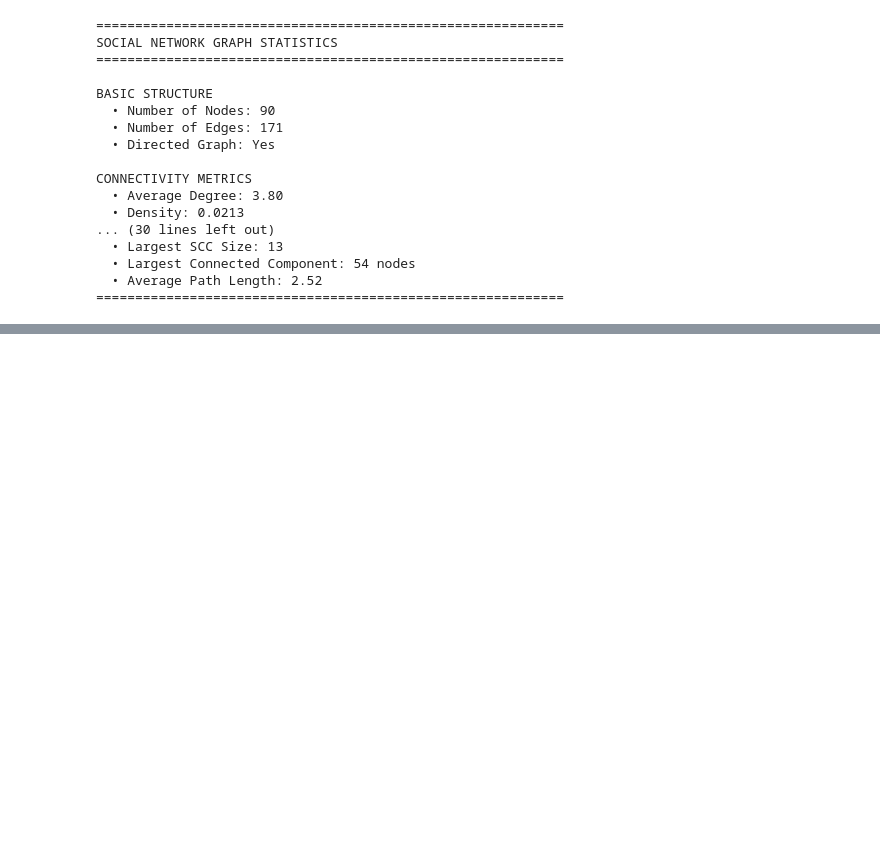
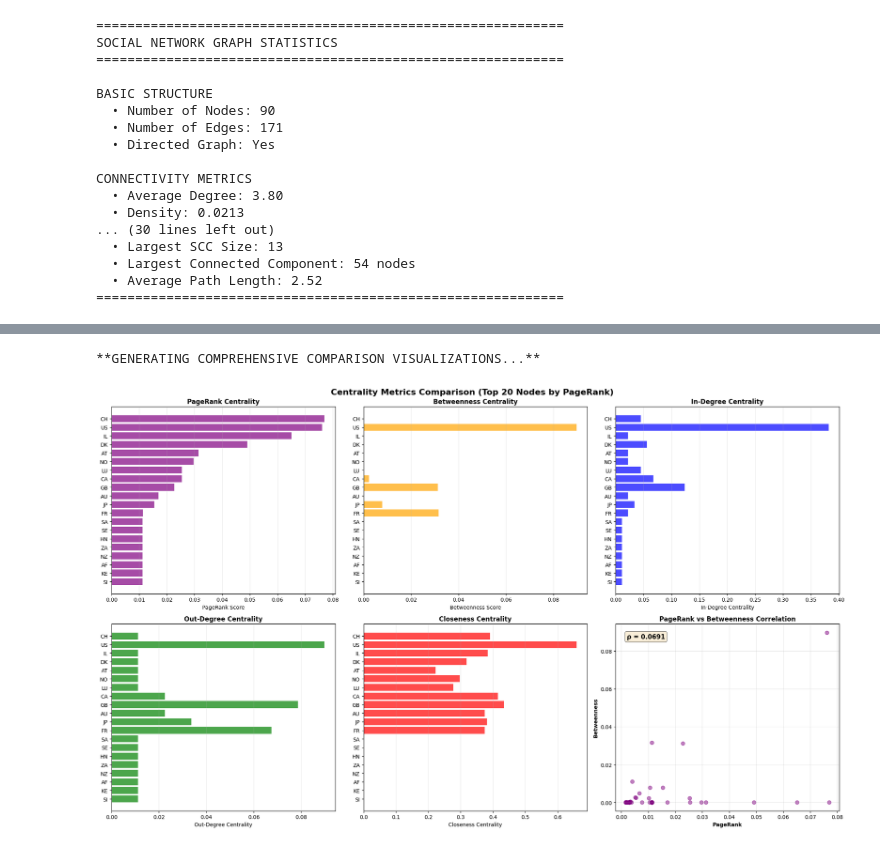
Before and after one commit to monroyminerodiego/visualization-tools-IX, a Jupyter notebook: ML/U2/ProjectU2/analysis_ariel.ipynb, the cells around one changed output, grey strips where cells are left out. Drawn from its saved outputs; the diff is of its cells as text; code cells hidden in the pictures; blank space fills up the shorter version.

```diff
--- a/ML/U2/ProjectU2/analysis_ariel.ipynb
+++ b/ML/U2/ProjectU2/analysis_ariel.ipynb
@@ -1163,0 +1842,78 @@ Generating visualizations...
+# %%
+from scipy import stats
+import numpy as np
+import matplotlib.pyplot as plt
+import networkx as nx
+print("\n**GENERATING COMPREHENSIVE COMPARISON VISUALIZATIONS...**\n")
+
+# Get top 20 nodes by PageRank for visualization
+top_20_nodes = [node for node, _ in sorted_nodes]
+top_20_labels = [str(node) for node in top_20_nodes]
+
+# Extract scores for top 20
+top_pr = [pagerank_scores[n] for n in top_20_nodes]
+top_bt = [betweenness_centrality[n] for n in top_20_nodes]
+top_in = [in_centrality[n] for n in top_20_nodes]
+top_out = [out_centrality[n] for n in top_20_nodes]
+top_cl = [closeness_centrality[n] for n in top_20_nodes]
+
+# Create comparison plots
+fig, axes = plt.subplots(2, 3, figsize=(20, 12))
+fig.suptitle('Centrality Metrics Comparison (Top 20 Nodes by PageRank)',
+             fontsize=16, fontweight='bold')
+
+# PageRank
+axes[0, 0].barh(top_20_labels, top_pr, color='purple', alpha=0.7)
+axes[0, 0].set_xlabel('PageRank Score')
+axes[0, 0].set_title('PageRank Centrality', fontweight='bold')
+axes[0, 0].invert_yaxis()
+axes[0, 0].grid(axis='x', alpha=0.3)
+
+# Betweenness
+axes[0, 1].barh(top_20_labels, top_bt, color='orange', alpha=0.7)
+axes[0, 1].set_xlabel('Betweenness Score')
+axes[0, 1].set_title('Betweenness Centrality', fontweight='bold')
+axes[0, 1].invert_yaxis()
+axes[0, 1].grid(axis='x', alpha=0.3)
+
+# In-Degree
+axes[0, 2].barh(top_20_labels, top_in, color='blue', alpha=0.7)
+axes[0, 2].set_xlabel('In-Degree Centrality')
+axes[0, 2].set_title('In-Degree Centrality', fontweight='bold')
+axes[0, 2].invert_yaxis()
+axes[0, 2].grid(axis='x', alpha=0.3)
+
+# Out-Degree
+axes[1, 0].barh(top_20_labels, top_out, color='green', alpha=0.7)
+axes[1, 0].set_xlabel('Out-Degree Centrality')
+axes[1, 0].set_title('Out-Degree Centrality', fontweight='bold')
+axes[1, 0].invert_yaxis()
+axes[1, 0].grid(axis='x', alpha=0.3)
+
+# Closeness
+axes[1, 1].barh(top_20_labels, top_cl, color='red', alpha=0.7)
+axes[1, 1].set_xlabel('Closeness Centrality')
+axes[1, 1].set_title('Closeness Centrality', fontweight='bold')
+axes[1, 1].invert_yaxis()
+axes[1, 1].grid(axis='x', alpha=0.3)
+
+# Scatter: PageRank vs Betweenness
+axes[1, 2].scatter(pr_vals, bt_vals, alpha=0.5, color='purple', s=50)
+axes[1, 2].set_xlabel('PageRank', fontweight='bold')
+axes[1, 2].set_ylabel('Betweenness', fontweight='bold')
+axes[1, 2].set_title('PageRank vs Betweenness Correlation', fontweight='bold')
+axes[1, 2].grid(True, alpha=0.3)
+
+# Add correlation coefficient to scatter plot
+corr_pr_bt = stats.spearmanr(pr_vals, bt_vals)[0]
+axes[1, 2].text(0.05, 0.95, f'ρ = {corr_pr_bt:.4f}',
+               transform=axes[1, 2].transAxes,
+               fontsize=12, fontweight='bold',
+               verticalalignment='top',
+               bbox=dict(boxstyle='round', facecolor='wheat', alpha=0.5))
+
+plt.tight_layout()
+plt.show()
+# %% [output]
+**GENERATING COMPREHENSIVE COMPARISON VISUALIZATIONS...**
+[figure, added]
```
Also changed, not shown: parts of 16 cells of this notebook.
